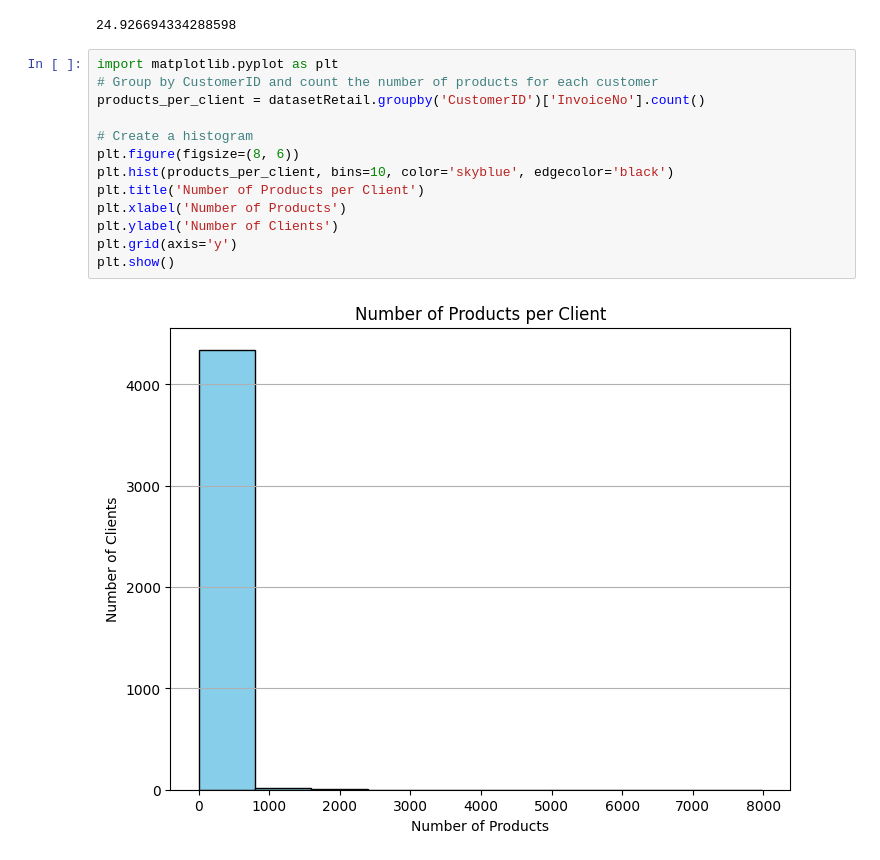
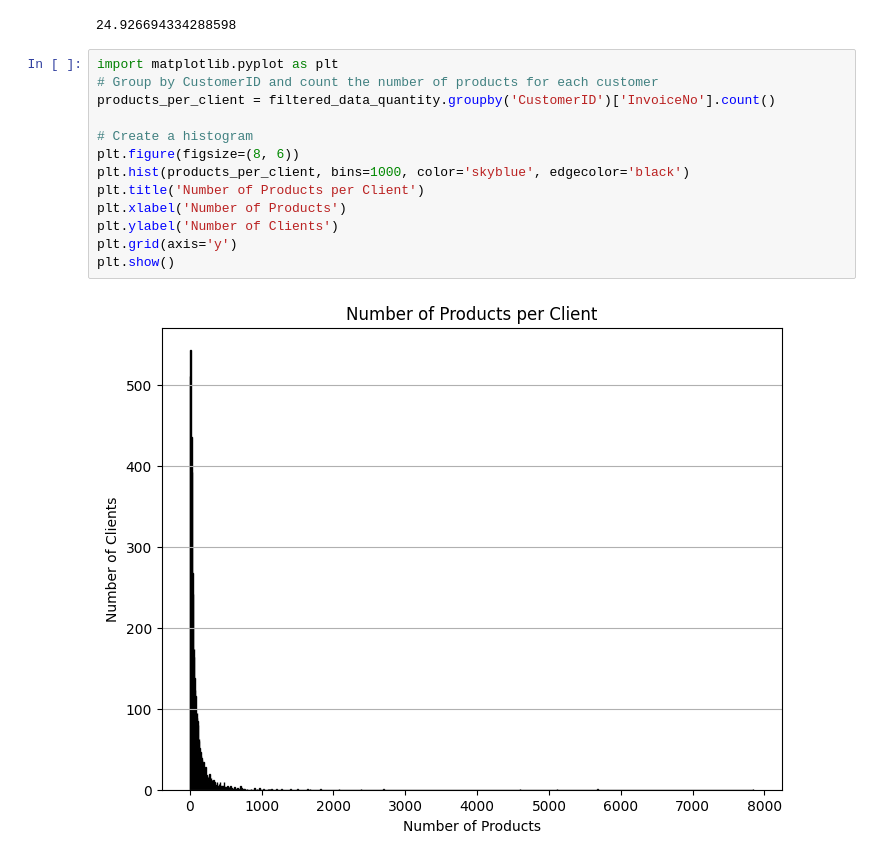
Before and after one commit to DEISI-ULHT-TFC-2023-24/TFC-DEISEI64-E-Commerce, a Jupyter notebook: Queries.ipynb, the cells around one changed output. Cells and saved outputs as stored; diff of their text form.

```diff
--- a/Queries.ipynb
+++ b/Queries.ipynb
@@ -86,17 +86,17 @@ print(noClientID_rate) #24.926694334288598
 # %%
 import matplotlib.pyplot as plt
 # Group by CustomerID and count the number of products for each customer
-products_per_client = datasetRetail.groupby('CustomerID')['InvoiceNo'].count()
+products_per_client = filtered_data_quantity.groupby('CustomerID')['InvoiceNo'].count()
 
 # Create a histogram
 plt.figure(figsize=(8, 6))
-plt.hist(products_per_client, bins=10, color='skyblue', edgecolor='black')
+plt.hist(products_per_client, bins=1000, color='skyblue', edgecolor='black')
 plt.title('Number of Products per Client')
 plt.xlabel('Number of Products')
 plt.ylabel('Number of Clients')
 plt.grid(axis='y')
 plt.show()
 # %% [output]
-[figure, old version]
+[figure, new version]
 # %%
 # Count the number of purchases for each product
```
Also changed, not shown: parts of 2 cells of this notebook.
